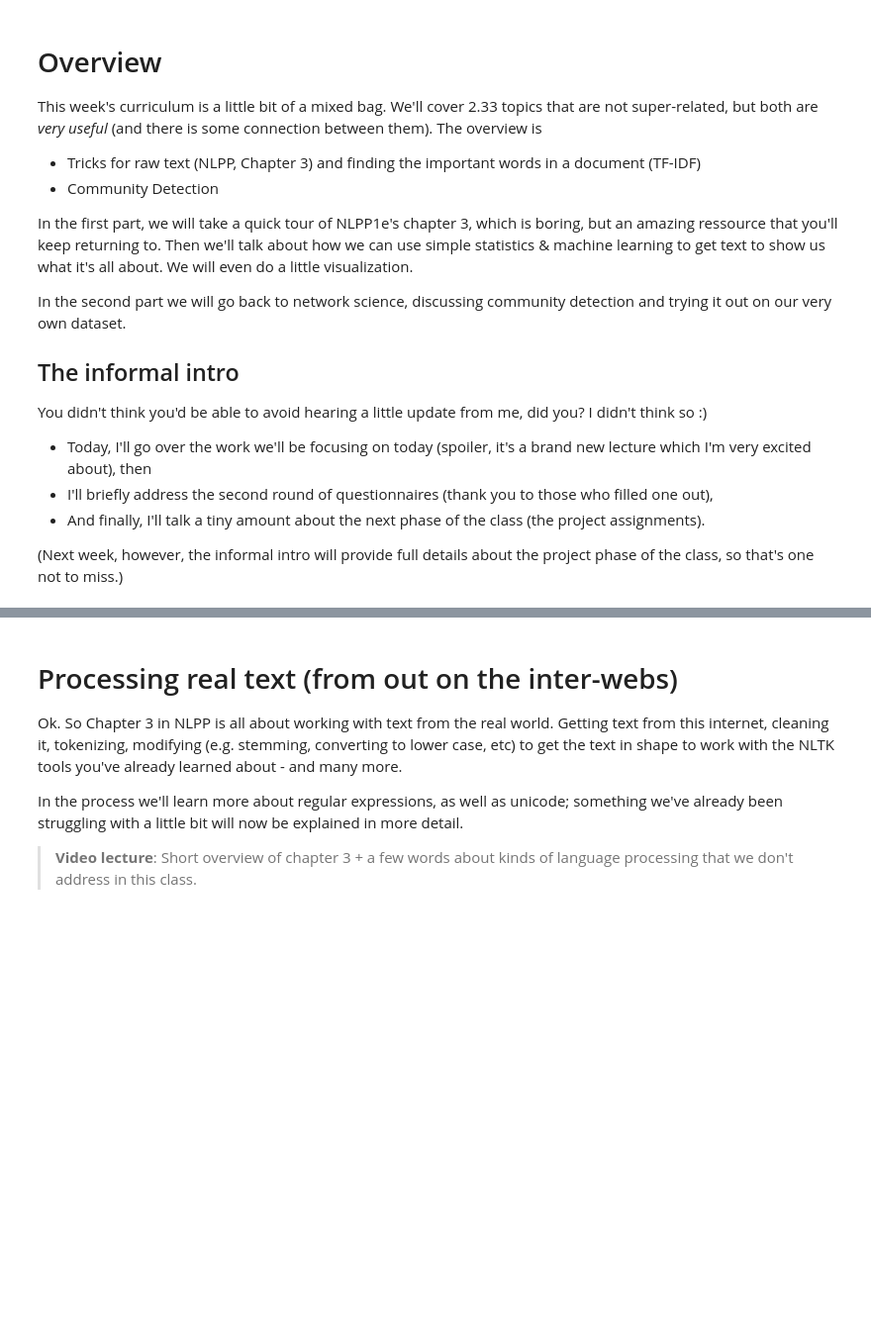
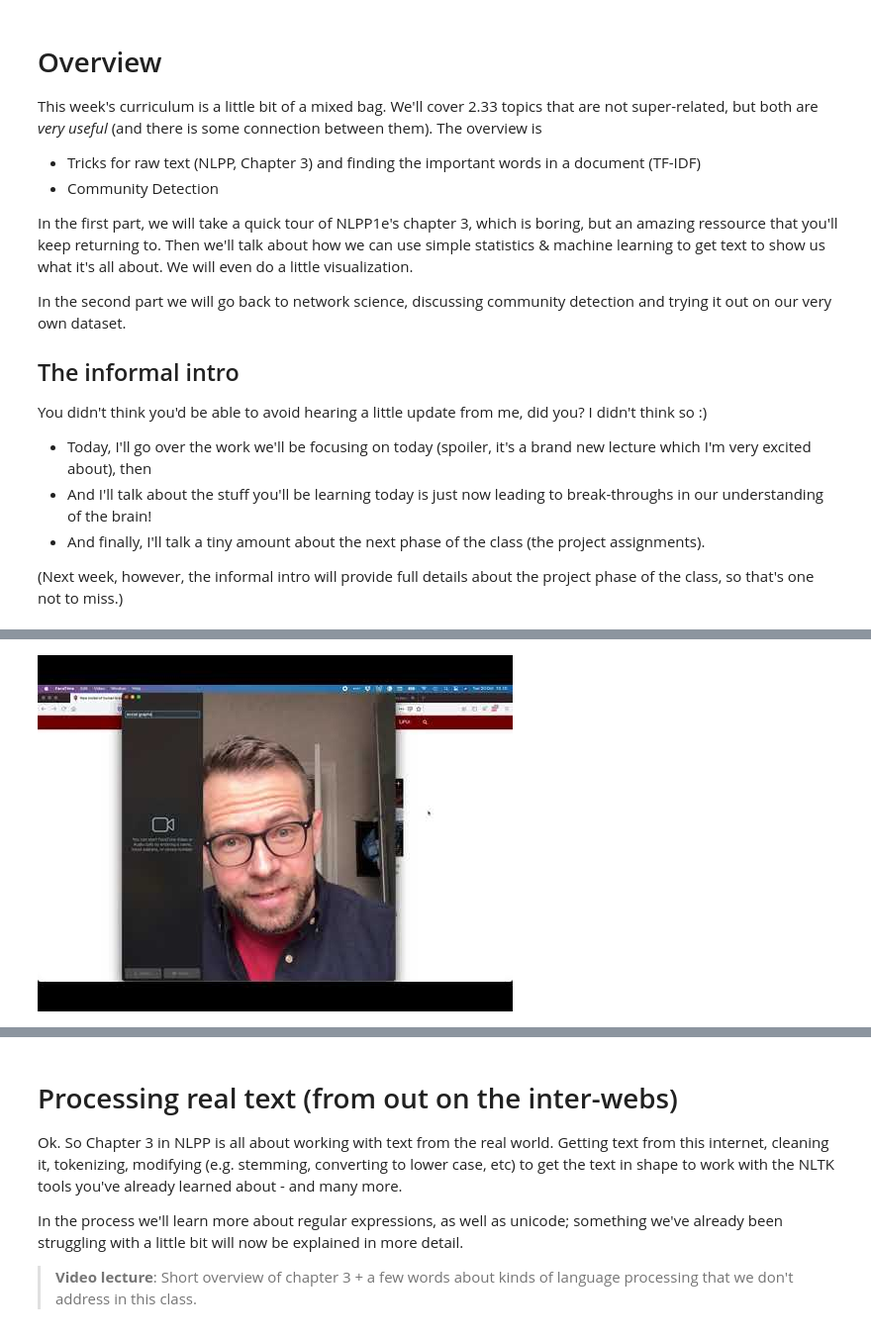
Before and after one commit to SocialComplexityLab/socialgraphs2020, a Jupyter notebook: lectures/Week7.ipynb, the cells around one changed output, grey strips where cells are left out. Shown at 99% size. Drawn from its saved outputs; the diff is of its cells as text; code cells hidden in the pictures; blank space fills up the shorter version.

```diff
--- a/lectures/Week7.ipynb
+++ b/lectures/Week7.ipynb
@@ -14,11 +14,11 @@ In the second part we will go back to network science, discussing community dete
 
 You didn't think you'd be able to avoid hearing a little update from me, did you? I didn't think so :)
 * Today, I'll go over the work we'll be focusing on today (spoiler, it's a brand new lecture which I'm very excited about), then
-* I'll briefly address the second round of questionnaires (thank you to those who filled one out),
+* And I'll talk about the stuff you'll be learning today is just now leading to break-throughs in our understanding of the brain!
 * And finally, I'll talk a tiny amount about the next phase of the class (the project assignments).
 
 (Next week, however, the informal intro will provide full details about the project phase of the class, so that's one not to miss.)
 # %%
 from IPython.display import YouTubeVideo, HTML, display
-YouTubeVideo("[Placeholder]",width=800, height=450)
+YouTubeVideo("XfDBYLA0q1I",width=800, height=450)
 # %% [output]
@@ -25,0 +25 @@ YouTubeVideo("[Placeholder]",width=800, height=450)
+[figure, added]
```
Also changed, not shown: parts of 5 cells of this notebook.
